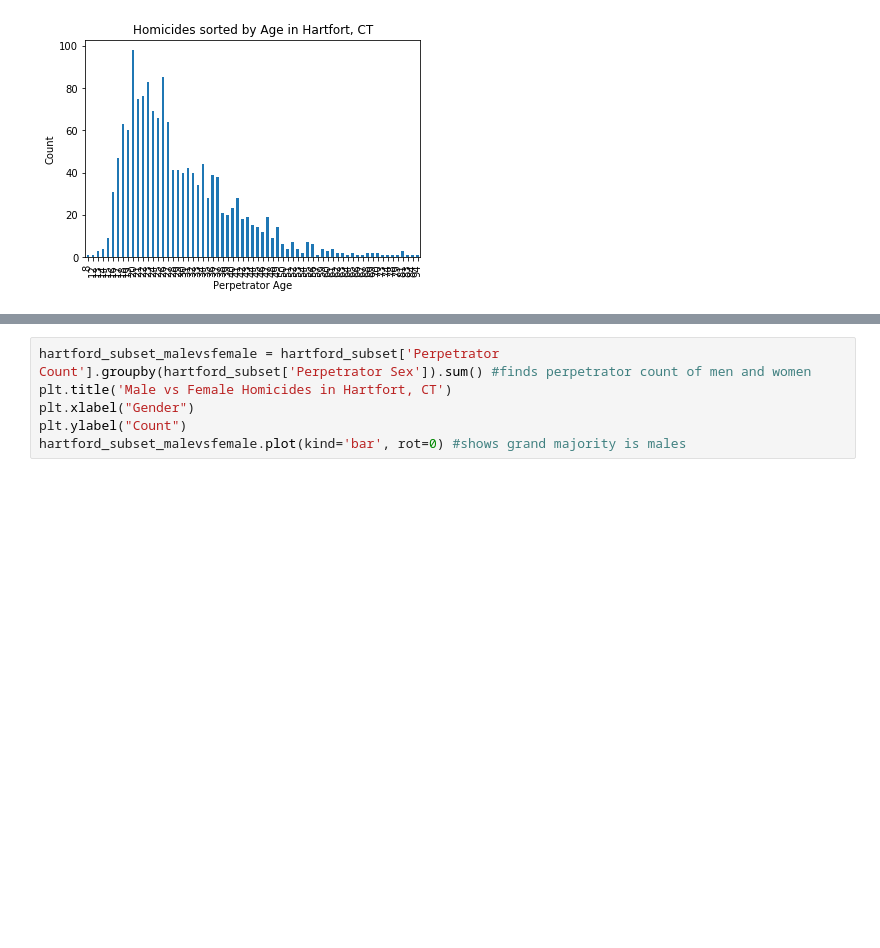
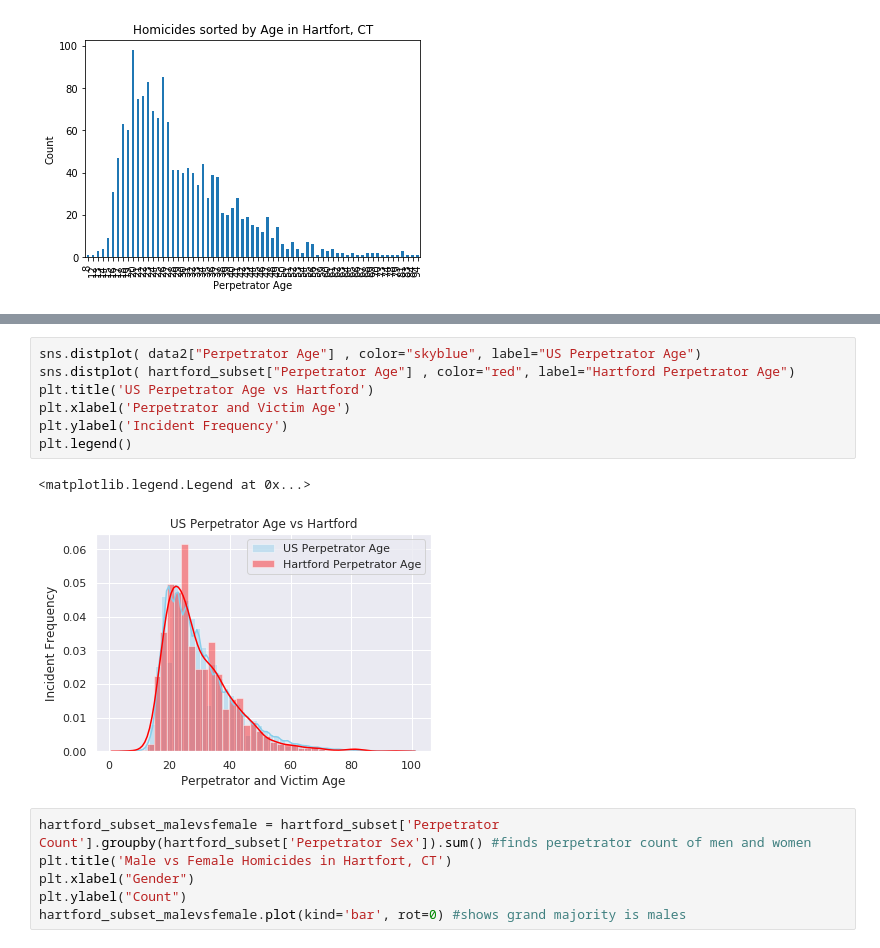
Before and after one commit to Fairfield-University-BA505/final-project-fa2019-red-stags, a Jupyter notebook: Erik_Complete_Report-checkpoint.ipynb, the cells around one changed output, grey strips where cells are left out. Cells and saved outputs as stored; diff of their text form; blank space fills up the shorter version.

```diff
--- a/Erik_Complete_Report-checkpoint.ipynb
+++ b/Erik_Complete_Report-checkpoint.ipynb
@@ -1750,3 +1760,13 @@ hartford_subset_oldvsyoung.plot(kind='bar', rot=90, )
+# %%
+sns.distplot( data2["Perpetrator Age"] , color="skyblue", label="US Perpetrator Age")
+sns.distplot( hartford_subset["Perpetrator Age"] , color="red", label="Hartford Perpetrator Age")
+plt.title('US Perpetrator Age vs Hartford')
+plt.xlabel('Perpetrator and Victim Age')
+plt.ylabel('Incident Frequency')
+plt.legend()
+# %% [output]
+<matplotlib.legend.Legend at 0x...>
+[figure, added]
 # %%
 hartford_subset_malevsfemale = hartford_subset['Perpetrator Count'].groupby(hartford_subset['Perpetrator Sex']).sum() #finds perpetrator count of men and women
 plt.title('Male vs Female Homicides in Hartfort, CT')
```
Also changed, not shown: parts of 9 cells of this notebook.
